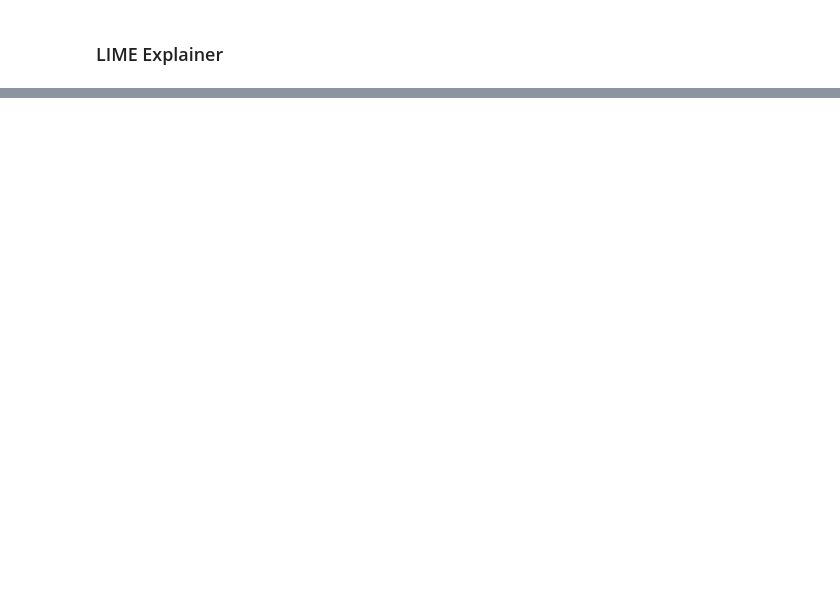
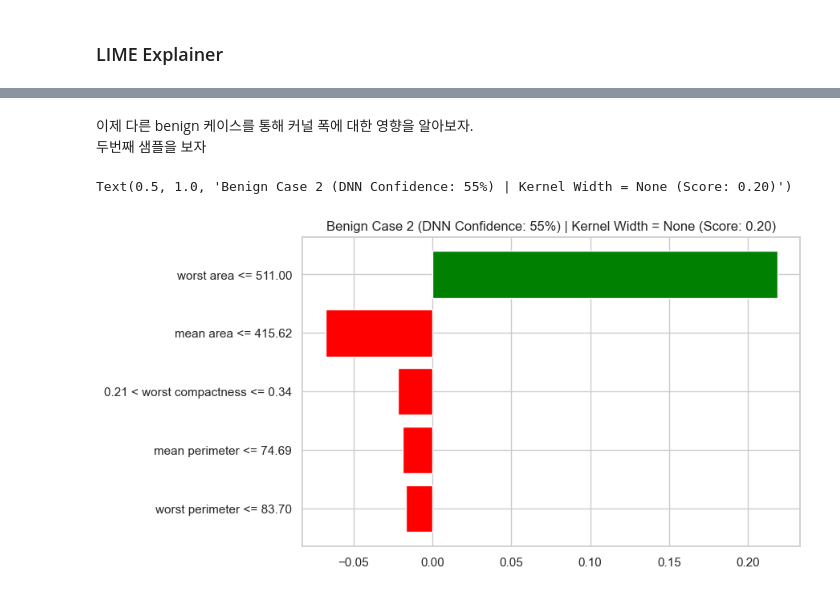
Before and after one commit to sguys99/self-study, a Jupyter notebook: xai/xai_book/ch04/ch04.ipynb, the cells around one changed output, grey strips where cells are left out. Cells and saved outputs as stored; diff of their text form; code cells hidden in the pictures; blank space fills up the shorter version.

```diff
--- a/xai/xai_book/ch04/ch04.ipynb
+++ b/xai/xai_book/ch04/ch04.ipynb
@@ -490,0 +654,15 @@ import lime.lime_tabular
+# %% [markdown]
+이제 다른 benign 케이스를 통해 커널 폭에 대한 영향을 알아보자.
+두번째 샘플을 보자
+# %%
+benign_idx2 = np.where(y_test.numpy() == 1)[0][1]
+exp = explainer.explain_instance(X_test.numpy()[benign_idx2],
+                                 prob,
+                                 num_features=5,
+                                 top_labels=1)
+f, ax = lime_exp_as_pyplot(exp)
+ax.set_title('Benign Case 2 (DNN Confidence: %d%%) | Kernel Width = None (Score: %.2f)' % (round(y_conf[benign_idx2] * 100),
+                                                                                            exp.score))
+# %% [output]
+Text(0.5, 1.0, 'Benign Case 2 (DNN Confidence: 55%) | Kernel Width = None (Score: 0.20)')
+[figure, added]
```
Also changed, not shown: parts of 49 cells of this notebook, 7 other files.
